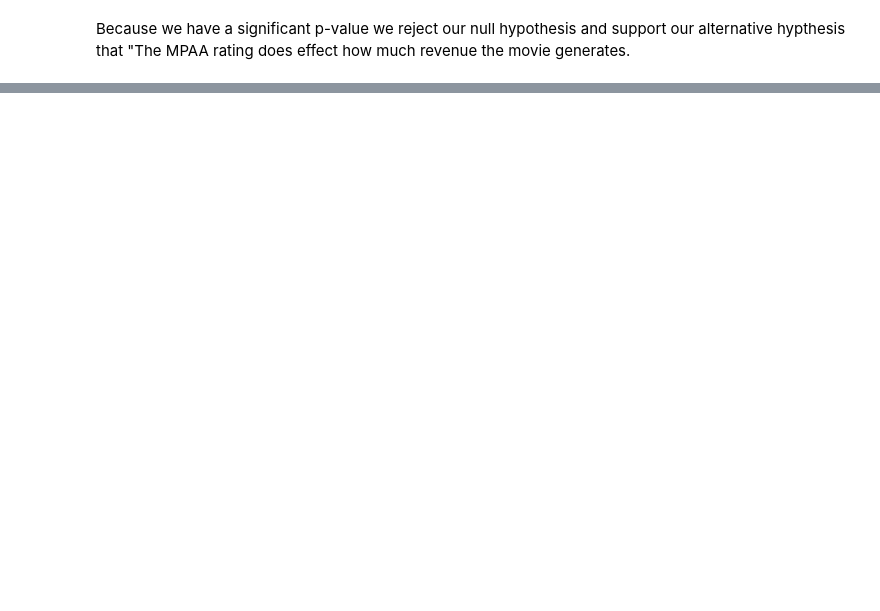
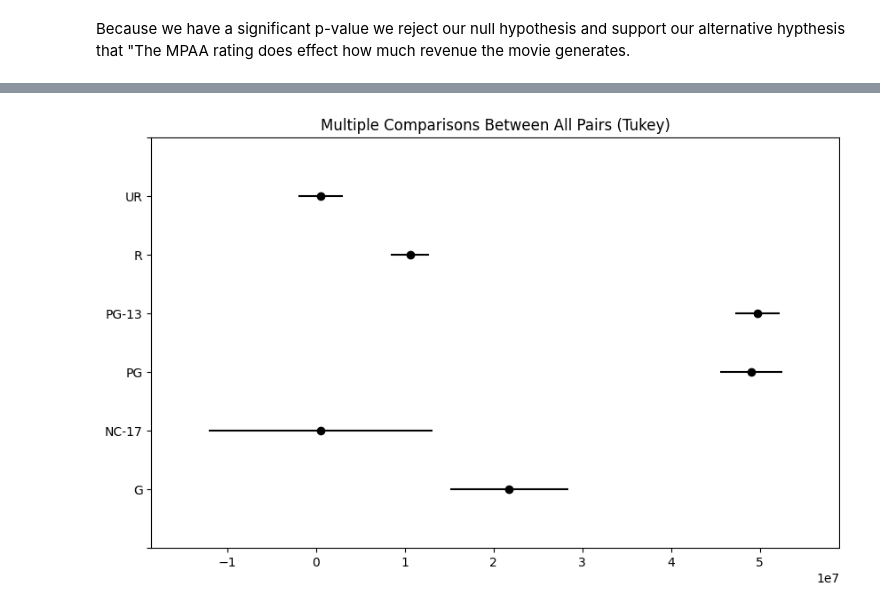
Before and after one commit to zevy613/Final-Project-The-Making-of-a-Successful-Movie, a Jupyter notebook: Hypothesis Testing.ipynb, the cells around one changed output, grey strips where cells are left out. Saved outputs shown, nothing was run; the diff lists cells and outputs as text; code cells hidden in the pictures; blank space fills up the shorter version.

```diff
--- a/Hypothesis Testing.ipynb
+++ b/Hypothesis Testing.ipynb
@@ -138,0 +187,7 @@ Because we have a significant p-value we reject our null hypothesis and support
+# %%
+values = tukeys_data['Data']
+labels = tukeys_data['Rating']
+
+# Perform test
+tukeys_result = pairwise_tukeyhsd(values, labels)
+print(tukeys_result.summary())
@@ -138,0 +220,4 @@ Because we have a significant p-value we reject our null hypothesis and support
+# %%
+tukeys_result.plot_simultaneous();
+# %% [output]
+[figure, added]
```
Also changed, not shown: parts of 16 cells of this notebook, 3 other files.
